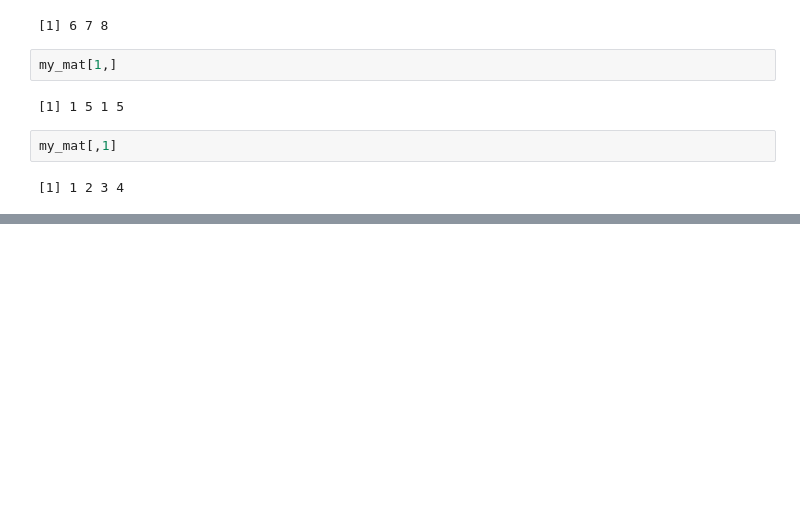
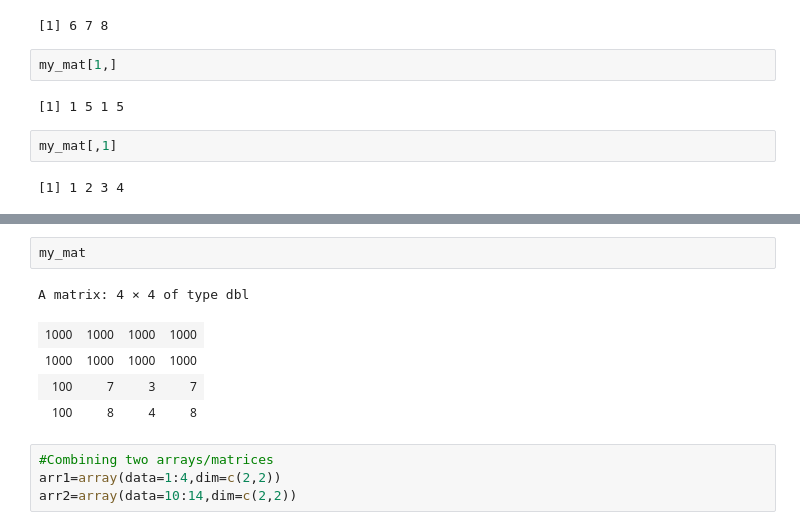
Before and after one commit to Prasannas544/Business_Analytics, a Jupyter notebook: 11thJuly.ipynb, the cells around one changed output, grey strips where cells are left out. Drawn from its saved outputs; the diff is of its cells as text; blank space fills up the shorter version.

```diff
--- a/11thJuly.ipynb
+++ b/11thJuly.ipynb
@@ -103,0 +118,12 @@ my_mat[,1]
+# %%
+my_mat
+# %% [output]
+A matrix: 4 × 4 of type dbl
+| 1000 | 1000 | 1000 | 1000 |
+| 1000 | 1000 | 1000 | 1000 |
+| 100 | 7 | 3 | 7 |
+| 100 | 8 | 4 | 8 |
+# %%
+#Combining two arrays/matrices
+arr1=array(data=1:4,dim=c(2,2))
+arr2=array(data=10:14,dim=c(2,2))
```
Also changed, not shown: parts of 23 cells of this notebook.
